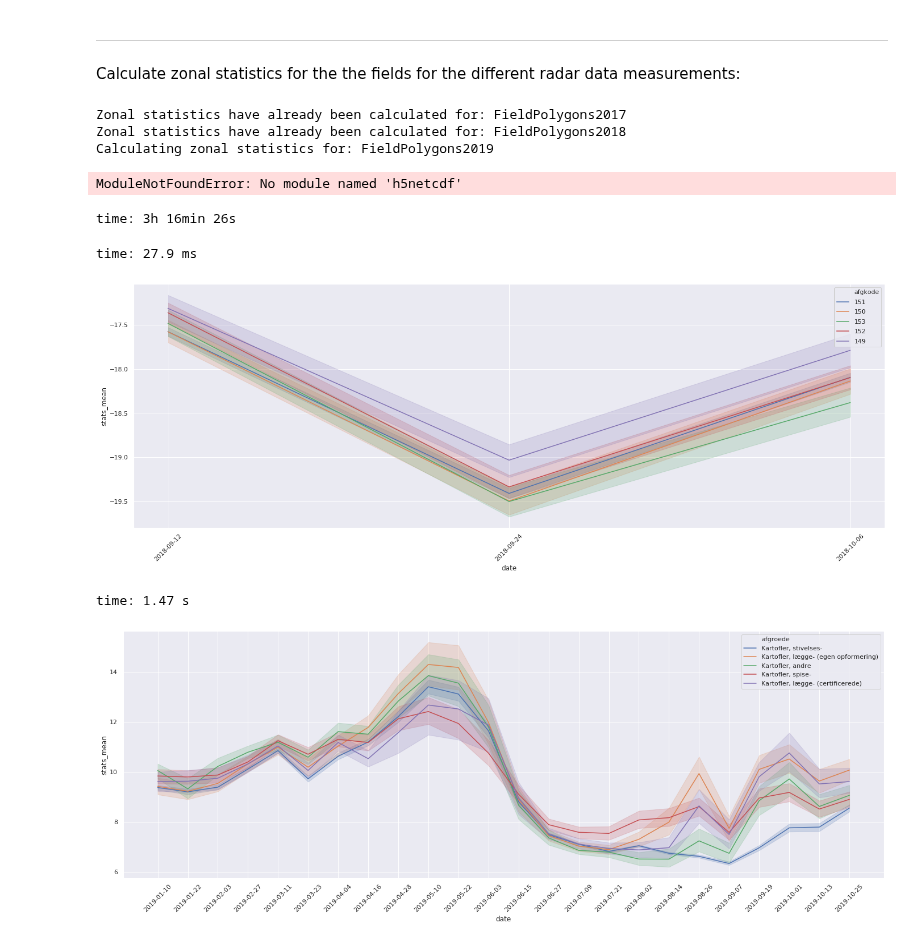
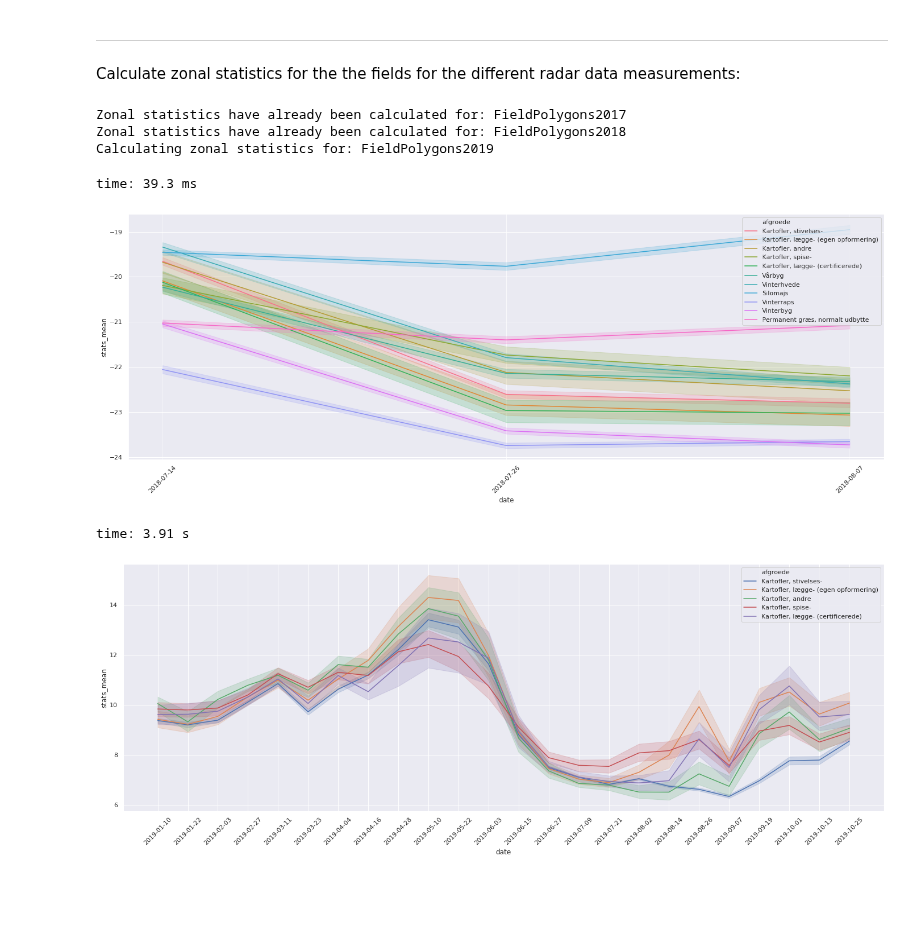
Before and after one commit to JacobJeppesen/PublicSectorConsultancy, a Jupyter notebook: potato_nematode_predictor/notebooks/PotatoNematodePredictor.ipynb, the cells around one changed output. Cells and saved outputs as stored; diff of their text form; code cells hidden in the pictures; blank space fills up the shorter version.

```diff
--- a/potato_nematode_predictor/notebooks/PotatoNematodePredictor.ipynb
+++ b/potato_nematode_predictor/notebooks/PotatoNematodePredictor.ipynb
@@ -256,9 +220,9 @@ for df_name in FIELD_POLYGONS: # Loop over all field polygon years
 
         df = geopandas.read_file(str(shp_path))
         ### FOR DEBUGGING ###
-        df = df.head(20)
-        features = features[:20]
-        tifs = tifs[0:3]
+        #df = df.head(200)
+        #features = features[:200]
+        #tifs = tifs[0:3]
         #####################
         rasterstatsmulti = RasterstatsMultiProc(df=df, shp=shp_path, all_touched=ALL_TOUCHED)
 
@@ -350,8 +314,6 @@ for df_name in FIELD_POLYGONS: # Loop over all field polygon years
 Zonal statistics have already been calculated for: FieldPolygons2017
 Zonal statistics have already been calculated for: FieldPolygons2018
 Calculating zonal statistics for: FieldPolygons2019
-ModuleNotFoundError: No module named 'h5netcdf'
-time: 3h 16min 26s
 # %%
 # Open and look at the saved dataset
 #netcdf_path = (PROJ_PATH / 'data' / 'processed' / 'FieldPolygons2019_stats').with_suffix('.nc')
@@ -388,20 +350,20 @@ def get_plot_df(polygons_year=2019, satellite_dates=slice('2019-01-01', '2019-12
 
     return df
 # %% [output]
-time: 27.9 ms
+time: 39.3 ms
 # %%
 df = get_plot_df(polygons_year=2019,
                  satellite_dates=slice('2018-01-01', '2019-12-31'),
                  fields='all',#range(100),
                  satellite='all',
                  polarization='VH')
 
 plt.figure(figsize=(24, 8))
 plt.xticks(rotation=45)
-ax = sns.lineplot(x='date', y='stats_mean', hue='afgkode', data=df)
+ax = sns.lineplot(x='date', y='stats_mean', hue='afgroede', data=df)
 # %% [output]
-[figure, old version]
+[figure, new version]
-time: 1.47 s
+time: 3.91 s
 # %%
 df = get_plot_df(polygons_year=2019,
                  satellite_dates=slice('2019-01-01', '2019-12-31'),
```
Also changed, not shown: parts of 6 cells of this notebook, 1 other file.
